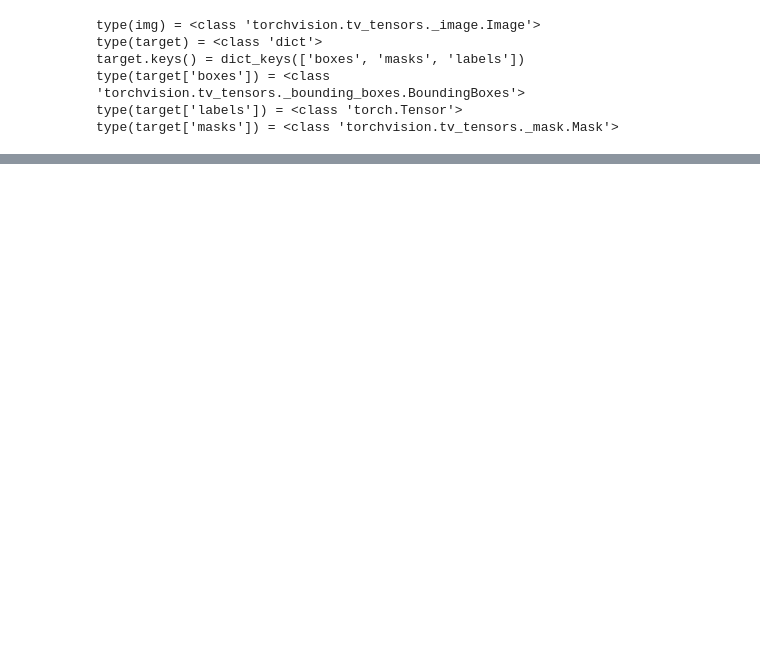
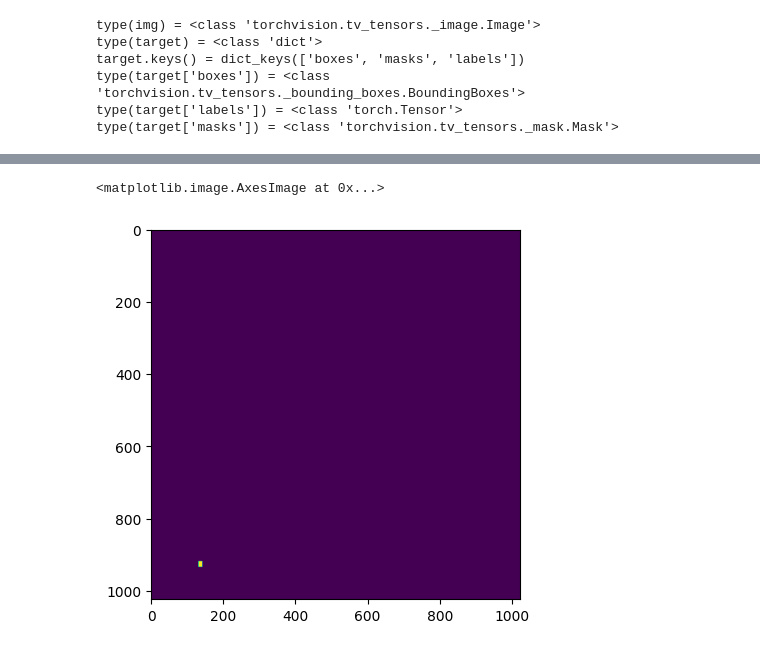
Before and after one commit to wilsonjvp/aqc-textilesam, a Jupyter notebook: notebooks/data_augmentation_test.ipynb, the cells around one changed output, grey strips where cells are left out. Cells and saved outputs as stored; diff of their text form; code cells hidden in the pictures; blank space fills up the shorter version.

```diff
--- a/notebooks/data_augmentation_test.ipynb
+++ b/notebooks/data_augmentation_test.ipynb
@@ -92,0 +93,5 @@ TypeError: Input can either be a pure Tensor, a numpy array, or a PIL image, but
+# %%
+plt.imshow(target["masks"].numpy().sum(axis=0))
+# %% [output]
+<matplotlib.image.AxesImage at 0x...>
+[figure, added]
```
Also changed, not shown: parts of 9 cells of this notebook, 4 other files.
